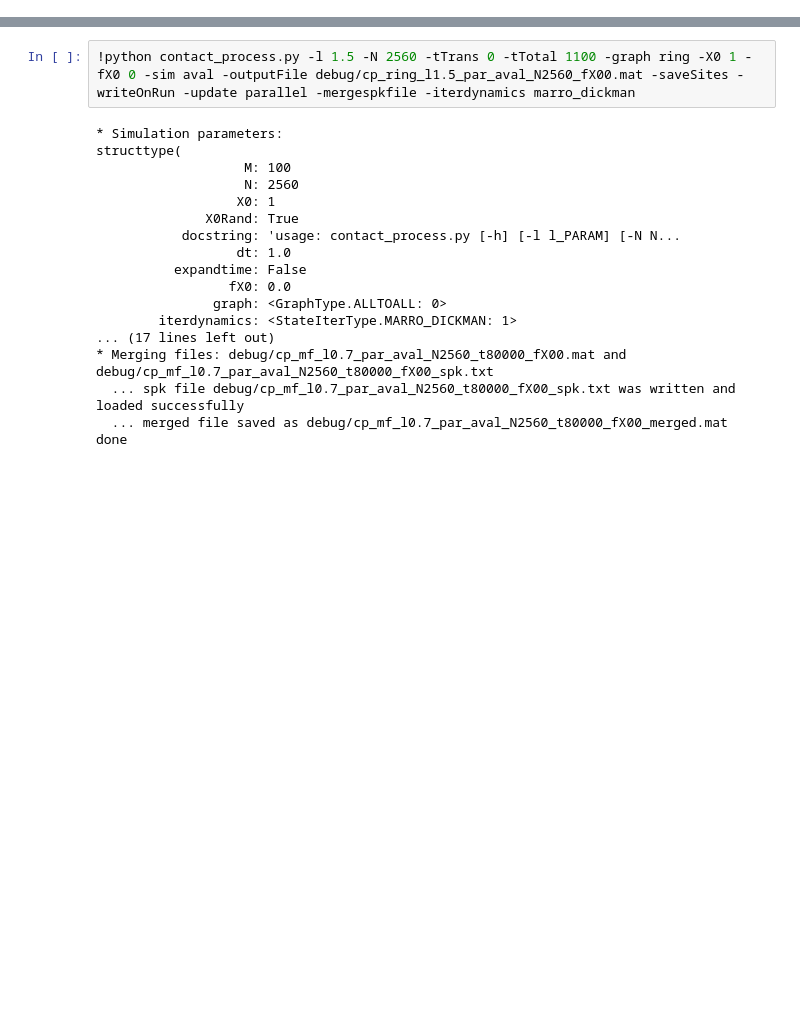
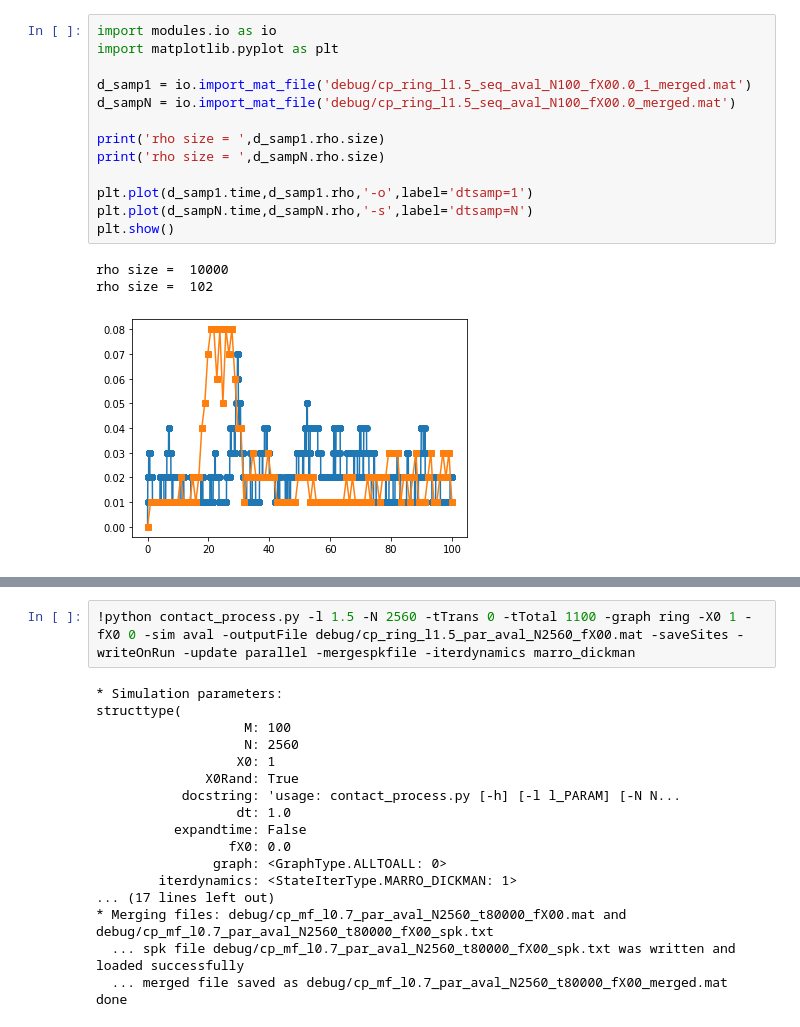
Before and after one commit to mgirardis/contact-process, a Jupyter notebook: test_simulations.ipynb, the cells around one changed output, grey strips where cells are left out. Saved outputs shown, nothing was run; the diff lists cells and outputs as text; blank space fills up the shorter version.

```diff
--- a/test_simulations.ipynb
+++ b/test_simulations.ipynb
@@ -0,0 +77,17 @@
+# %%
+import modules.io as io
+import matplotlib.pyplot as plt
+
+d_samp1 = io.import_mat_file('debug/cp_ring_l1.5_seq_aval_N100_fX00.0_1_merged.mat')
+d_sampN = io.import_mat_file('debug/cp_ring_l1.5_seq_aval_N100_fX00.0_merged.mat')
+
+print('rho size = ',d_samp1.rho.size)
+print('rho size = ',d_sampN.rho.size)
+
+plt.plot(d_samp1.time,d_samp1.rho,'-o',label='dtsamp=1')
+plt.plot(d_sampN.time,d_sampN.rho,'-s',label='dtsamp=N')
+plt.show()
+# %% [output]
+rho size =  10000
+rho size =  102
+[figure, added]
```
Also changed, not shown: parts of 5 cells of this notebook, 6 other files.
